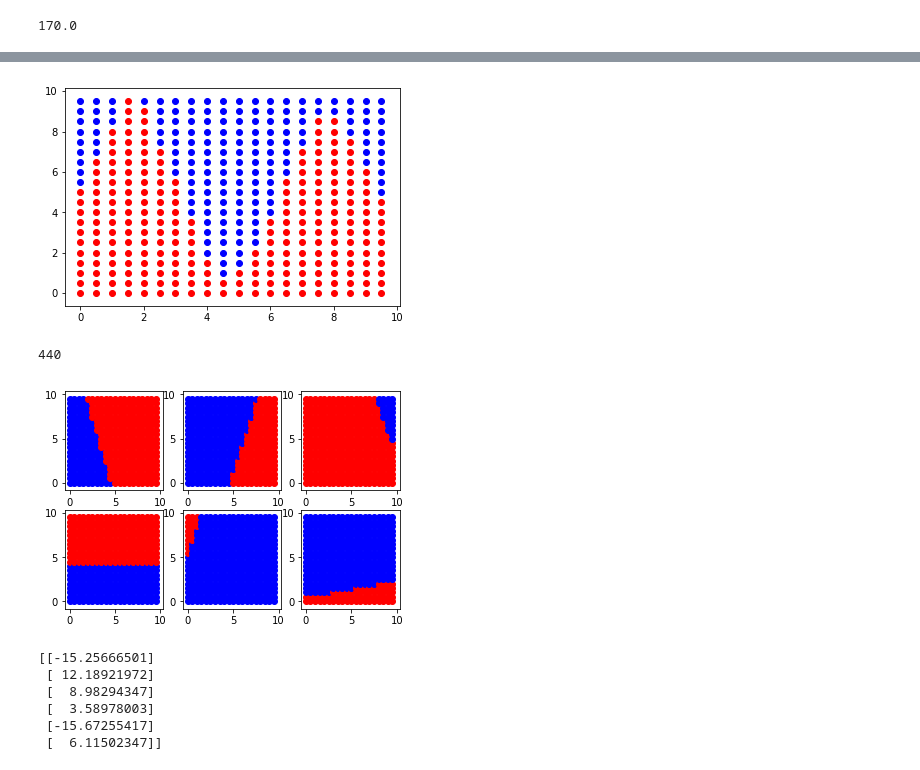
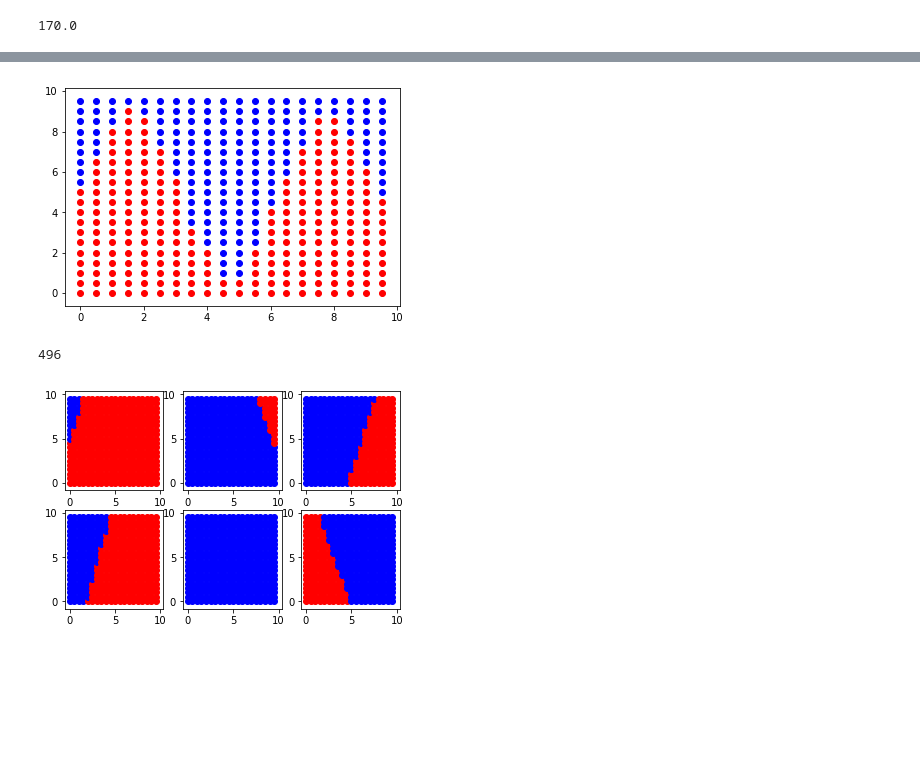
Before and after one commit to wheresthefood/MNIST-Classification, a Jupyter notebook: Playing_with_Hidden_Layers.ipynb, the cells around one changed output, grey strips where cells are left out. Cells and saved outputs as stored; diff of their text form; code cells hidden in the pictures; blank space fills up the shorter version.

```diff
--- a/Playing_with_Hidden_Layers.ipynb
+++ b/Playing_with_Hidden_Layers.ipynb
@@ -137,2 +133,0 @@ c,d = new.feed_foward(x, new.wh, new.wo, new.bh, new.bo)
-# %%
-w1,w2, bh, bo, errors = new.train(x, y,new.wh, new.wo, new.bh, new.bo, alpha = .0001, iter = 30000)
@@ -156,0 +134,2 @@ w1,w2, bh, bo, errors = new.train(x, y,new.wh, new.wo, new.bh, new.bo, alpha = .
+# %%
+errors = new.train(x, alpha = .001, iterations = 30000)
@@ -157,42 +154,31 @@ w1,w2, bh, bo, errors = new.train(x, y,new.wh, new.wo, new.bh, new.bo, alpha = .
 # %%
 for i in range(0,20):
     it = i/2.0
-    itr,b,c = a.test(x, y, new.wh, new.wo, new.bh, new.bo)
     for j in range(0,20):
         jt = j/2.0
-        b = new.feed_foward([it, jt], new.wh, new.wo, new.bh, new.bo)
-        if b[1]>=.5:
+        b = new.predict([it,jt])
+        if b[0]>=.5:
             plt.scatter(it, jt, color = 'blue')
         else: plt.scatter(it, jt, color = 'red')
 plt.show()
 # %% [output]
-[figure, old version]
+[figure, new version]
-# %%
-r,b,c = a.test(x, y, new.wh, new.wo, new.bh, new.bo)
-np.sum(r)
-# %% [output]
-440
+# %%
+c,r = new.test(x, y)
+np.sum(c)
+# %% [output]
+496
 # %%
 for i in range(1,7):
     plt.subplot(2,3,i)
     for k in range(0,20):
         it = k/2.0
-        itr,q,c = new.test(x, y, new.wh, new.wo, new.bh, new.bo)
         for j in range(0,20):
             jt = j/2.0
-            r = new.feed_foward([it, jt], new.wh, new.wo, new.bh, new.bo)
+            r = new.feed_foward([it, jt])
             if r[0][0][i-1]>=.5:
                 plt.scatter(it, jt, color = 'blue')
             else: plt.scatter(it, jt, color = 'red')
 plt.show()
 # %% [output]
-[figure, old version]
+[figure, new version]
-# %%
-print new.wo
-# %% [output]
-[[-15.25666501]
- [ 12.18921972]
- [  8.98294347]
- [  3.58978003]
- [-15.67255417]
- [  6.11502347]]
```
Also changed, not shown: parts of 13 cells of this notebook, 4 other files.
